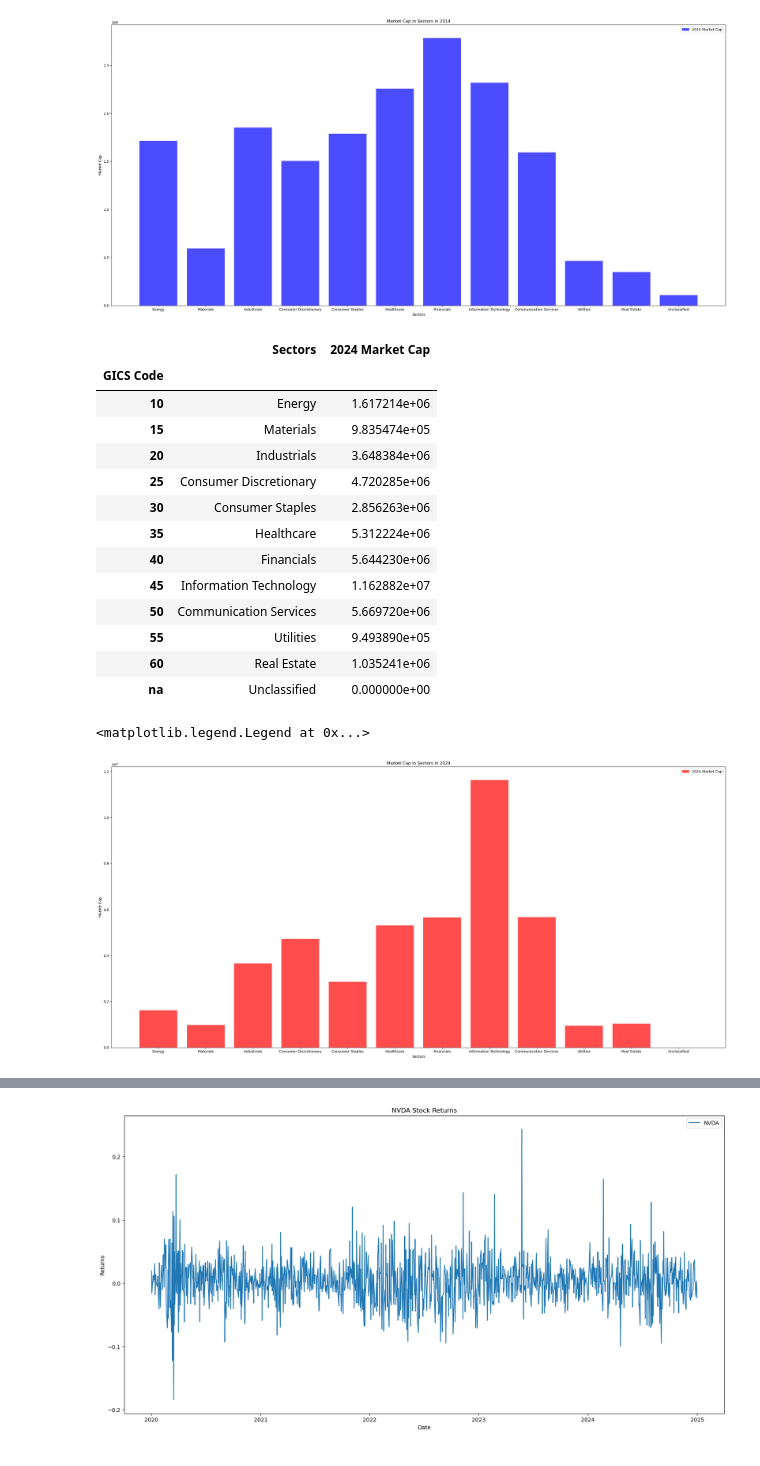
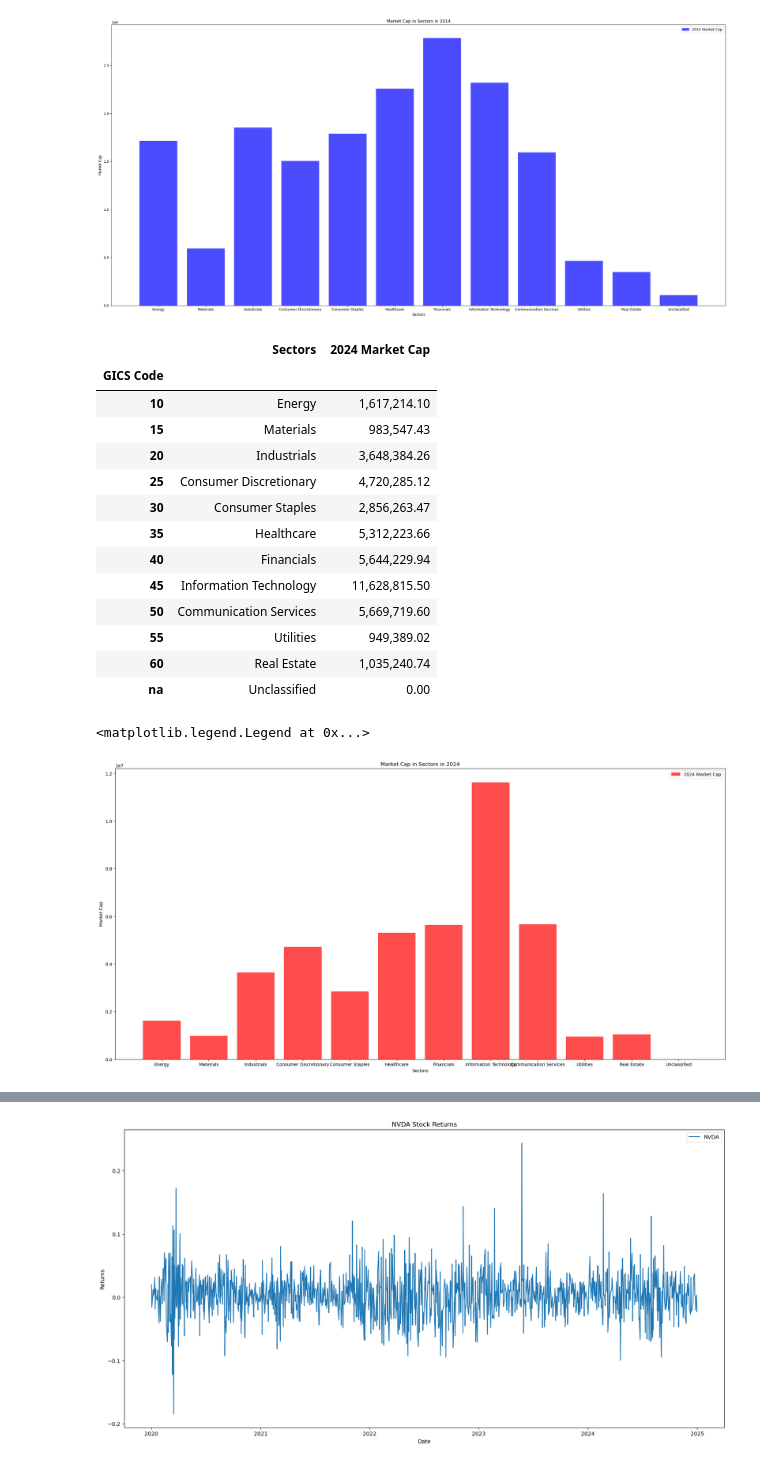
Before and after one commit to KiranReddy0808/FE5214-Introduction-to-quant-investing, a Jupyter notebook: Assignment 1/Assignment1.ipynb, the cells around one changed output, grey strips where cells are left out. Drawn from its saved outputs; the diff is of its cells as text; code cells hidden in the pictures.

```diff
--- a/Assignment 1/Assignment1.ipynb
+++ b/Assignment 1/Assignment1.ipynb
@@ -151,9 +157,12 @@ recm.csv
 tickers.csv
 univ_h.csv
 # %%
+# Load the data from the files
 df_market_cap = pd.read_csv('data_us/mktcap.csv')
 df_market_cap['Date'] = pd.to_datetime(df_market_cap['Date'], format = '%Y%m%d')
 df_market_cap.set_index('Date', inplace=True)
+
+# Handle the missing market capitalization values by replacing them with 0
 df_market_cap.replace(np.nan, 0, inplace=True)
 
 
@@ -161,14 +170,15 @@ df_tickers = pd.read_csv('data_us/tickers.csv', header=None, dtype= str)
 df_tickers.columns = ['ticker', 'gics_code']
 df_tickers.set_index('ticker', inplace=True)
 
+# Get what stocks are part of S&P 500 universe
 df_universe = pd.read_csv('data_us/univ_h.csv')
 df_universe.set_index('year', inplace=True)
 
-if "9903115D" in df_market_cap.columns:
-    df_market_cap.drop(columns = ['9903115D'], inplace=True)
+# if "9903115D" in df_market_cap.columns:
+#     df_market_cap.drop(columns = ['9903115D'], inplace=True)
 
-if "9903115D" in df_universe.columns:
-    df_universe.drop(columns = ['9903115D'], inplace=True)
+# if "9903115D" in df_universe.columns:
+#     df_universe.drop(columns = ['9903115D'], inplace=True)
 # %%
 df_universe.head()
 # %% [output]
@@ -319,6 +342,7 @@ def get_market_cap(df_market_cap, df_universe, df_tickers, date):
                 market_cap_industry[industry] = market_cap
     return market_cap_sector, market_cap_industry
 # %%
+# Get the market capitalization of stocks in each sector and industry for a given date 2nd Jan 2014 and 2024
 market_cap_sector_2014, market_cap_industry_2014 = get_market_cap(df_market_cap, df_universe, df_tickers, dt.datetime(2014, 1, 2))
 market_cap_sector_2024, market_cap_industry_2024 = get_market_cap(df_market_cap, df_universe, df_tickers, dt.datetime(2024, 1, 2))
 
@@ -330,12 +354,19 @@ sector_df = pd.DataFrame.from_dict(gics_sectors, orient='index', columns=['Secto
 sector_df_2014 = pd.concat([sector_df, sectors_df_2014], axis=1).sort_index()
 sector_df_2024 = pd.concat([sector_df, sectors_df_2024], axis=1).sort_index()
 
+# Handle the missing values by replacing them with 0
 sector_df_2014.index.name = 'GICS Code'
 sector_df_2014.fillna(0, inplace=True)
 
+# Handle the missing values by replacing them with 0
 sector_df_2024.index.name = 'GICS Code'
 sector_df_2024.fillna(0, inplace=True)
 
+
+# Convert the market capitalization values to 2 decimal places and readable format
+sector_df_2014['2014 Market Cap'] = sector_df_2014['2014 Market Cap'].apply(lambda x: '{:,.2f}'.format(x))
+sector_df_2024['2024 Market Cap'] = sector_df_2024['2024 Market Cap'].apply(lambda x: '{:,.2f}'.format(x))
+
 sector_df_2014
 # %% [output]
 |  | Sectors | 2014 Market Cap |
@@ -368,27 +404,29 @@ sector_df_2024
 # %% [output]
 |  | Sectors | 2024 Market Cap |
 | GICS Code |  |  |
-| 10 | Energy | 1.617214e+06 |
-| 15 | Materials | 9.835474e+05 |
-| 20 | Industrials | 3.648384e+06 |
-| 25 | Consumer Discretionary | 4.720285e+06 |
-| 30 | Consumer Staples | 2.856263e+06 |
-| 35 | Healthcare | 5.312224e+06 |
-| 40 | Financials | 5.644230e+06 |
-| 45 | Information Technology | 1.162882e+07 |
-| 50 | Communication Services | 5.669720e+06 |
-| 55 | Utilities | 9.493890e+05 |
-| 60 | Real Estate | 1.035241e+06 |
-| na | Unclassified | 0.000000e+00 |
+| 10 | Energy | 1,617,214.10 |
+| 15 | Materials | 983,547.43 |
+| 20 | Industrials | 3,648,384.26 |
+| 25 | Consumer Discretionary | 4,720,285.12 |
+| 30 | Consumer Staples | 2,856,263.47 |
+| 35 | Healthcare | 5,312,223.66 |
+| 40 | Financials | 5,644,229.94 |
+| 45 | Information Technology | 11,628,815.50 |
+| 50 | Communication Services | 5,669,719.60 |
+| 55 | Utilities | 949,389.02 |
+| 60 | Real Estate | 1,035,240.74 |
+| na | Unclassified | 0.00 |
 # %%
+sector_df_2024['2024 Market Cap'] = sector_df_2024['2024 Market Cap'].str.replace(',', '').astype(float)
+
+# Plot the market capitalization of stocks in each sector for 2024
 plt.figure(figsize=(25, 12))
 plt.bar(sector_df_2024['Sectors'], sector_df_2024['2024 Market Cap'], color='r', alpha=0.7, label='2024 Market Cap')
 plt.xlabel('Sectors')
 plt.ylabel('Market Cap')
 plt.title('Market Cap in Sectors in 2024')
-plt.tight_layout()
 plt.legend()
 # %% [output]
 <matplotlib.legend.Legend at 0x...>
-[figure, old version]
+[figure, new version]
 # %%
```
Also changed, not shown: parts of 40 cells of this notebook.
